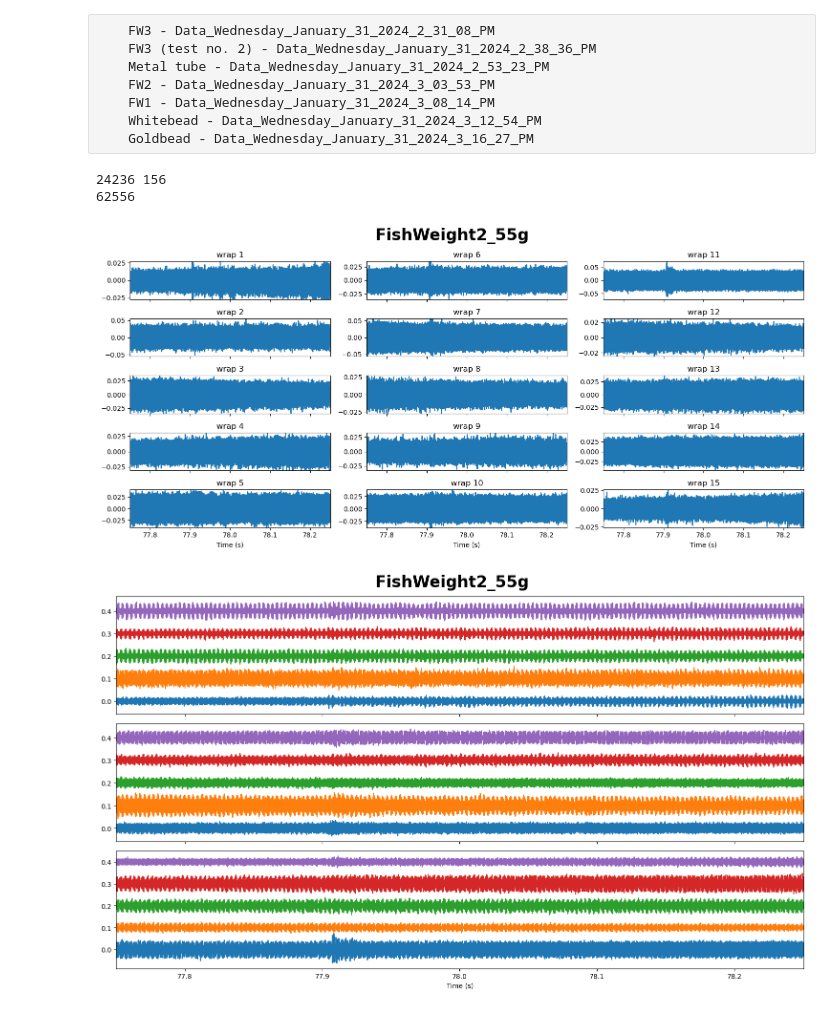
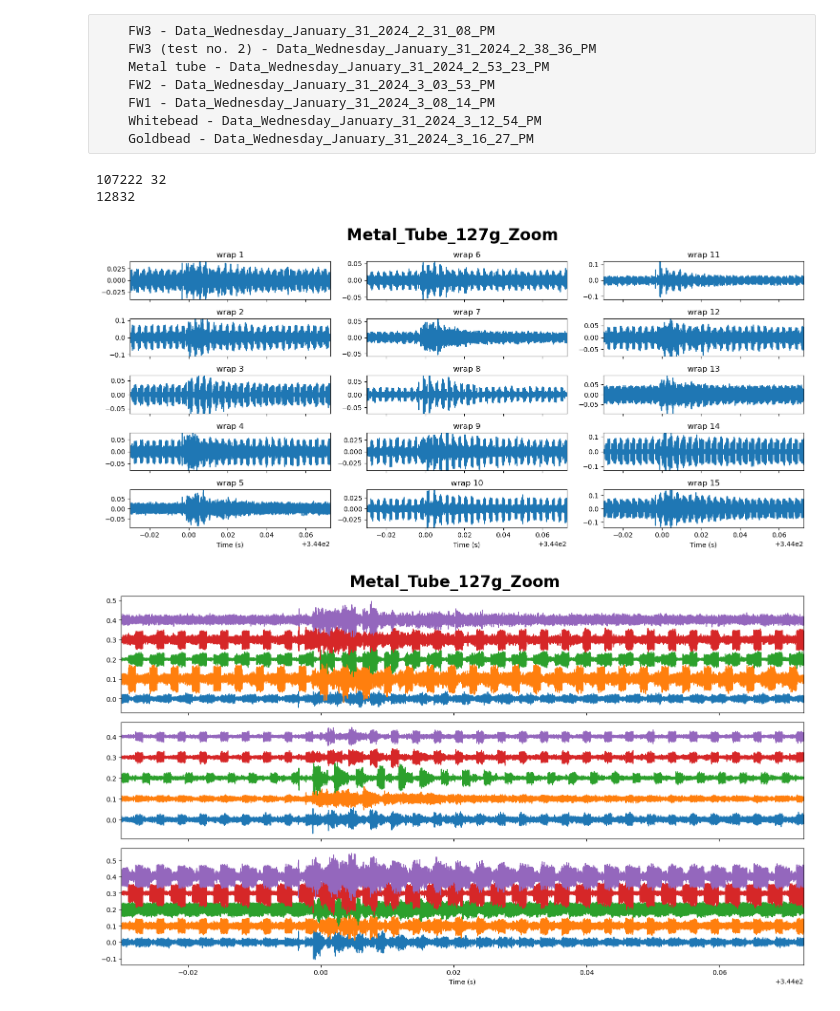
Before and after one commit to FraCSPy/FraCSPy, a Jupyter notebook: Notebooks/Lab_RockBlock/BallDropTest/DAS_HighF_BallDrop_GeneralOverview.ipynb, the cells around one changed output. Cells and saved outputs as stored; diff of their text form; code cells hidden in the pictures.

```diff
--- a/Notebooks/Lab_RockBlock/BallDropTest/DAS_HighF_BallDrop_GeneralOverview.ipynb
+++ b/Notebooks/Lab_RockBlock/BallDropTest/DAS_HighF_BallDrop_GeneralOverview.ipynb
@@ -93,6 +93,7 @@ def read_then_bigplot(datapath, drop_title, fig_dir, Fs=400.641, start_time=0, d
     fig.savefig(os.path.join(fig_dir,'overview_%s.png'%drop_title))
 
     fig,axs = plt.subplots(3,1, figsize=[15,9], sharex=True)
+    for ax in axs: ax.axvline(91.777, c='k', ls=':')
     for i in range(5):
         for j in range(3):
             try:
@@ -124,41 +125,41 @@ Fs = 125000
 
 
 # drop_title = 'FishWeight3_T1_85g'
 # datapath = os.path.join(gen_data_dir,'Data_Wednesday_January_31_2024_2_31_08_PM/Processed data/Processed data')
 # read_then_bigplot(datapath, drop_title, fig_dir, Fs=Fs)
 
 # drop_title = 'FishWeight3_T2_85g'
 # datapath = os.path.join(gen_data_dir,'Data_Wednesday_January_31_2024_2_38_36_PM/Processed data/Processed data')
 # read_then_bigplot(datapath, drop_title, fig_dir, Fs=Fs)
 
 # drop_title = 'Metal_Tube_127g'
 # datapath = os.path.join(gen_data_dir,'Data_Wednesday_January_31_2024_2_53_23_PM/Processed data/Processed data')
 # read_then_bigplot(datapath, drop_title, fig_dir, Fs=Fs, start_time=343.5, dur=1)
 
 
-# drop_title = 'Metal_Tube_127g_Zoom'
-# datapath = os.path.join(gen_data_dir,'Data_Wednesday_January_31_2024_2_53_23_PM/Processed data/Processed data')
-# read_then_bigplot(datapath, drop_title, fig_dir, Fs=Fs, start_time=343.97, dur=0.1)
+drop_title = 'Metal_Tube_127g_Zoom'
+datapath = os.path.join(gen_data_dir,'Data_Wednesday_January_31_2024_2_53_23_PM/Processed data/Processed data')
+read_then_bigplot(datapath, drop_title, fig_dir, Fs=Fs, start_time=343.97, dur=0.1)
 
-drop_title = 'FishWeight2_55g'
-datapath = os.path.join(gen_data_dir,'Data_Wednesday_January_31_2024_3_03_53_PM/Processed data/Processed data')
-read_then_bigplot(datapath, drop_title, fig_dir, Fs=Fs, start_time=77.75, dur=0.5)
+# drop_title = 'FishWeight2_55g'
+# datapath = os.path.join(gen_data_dir,'Data_Wednesday_January_31_2024_3_03_53_PM/Processed data/Processed data')
+# read_then_bigplot(datapath, drop_title, fig_dir, Fs=Fs, start_time=91.7, dur=0.2)
 
 
 # drop_title = 'FishWeight1_29g'
 # datapath = os.path.join(gen_data_dir,'Data_Wednesday_January_31_2024_3_08_14_PM/Processed data/Processed data')
-# read_then_bigplot(datapath, drop_title, fig_dir, Fs=Fs)
+# read_then_bigplot(datapath, drop_title, fig_dir, Fs=Fs, start_time=18.5, dur=0.5)
 
 
 # drop_title = 'WhiteBead_2g'
 # datapath = os.path.join(gen_data_dir,'Data_Wednesday_January_31_2024_3_12_54_PM/Processed data/Processed data')
 # read_then_bigplot(datapath, drop_title, fig_dir, Fs=Fs)
 
 # drop_title = 'GoldBead_06g'
 # datapath = os.path.join(gen_data_dir,'Data_Wednesday_January_31_2024_3_16_27_PM/Processed data/Processed data')
 # read_then_bigplot(datapath, drop_title, fig_dir, Fs=Fs)
 # %% [output]
-24236 156
-62556
+107222 32
+12832
-[figure, old version]
+[figure, new version]
-[figure, old version]
+[figure, new version]
```
Also changed, not shown: 21 other files.
